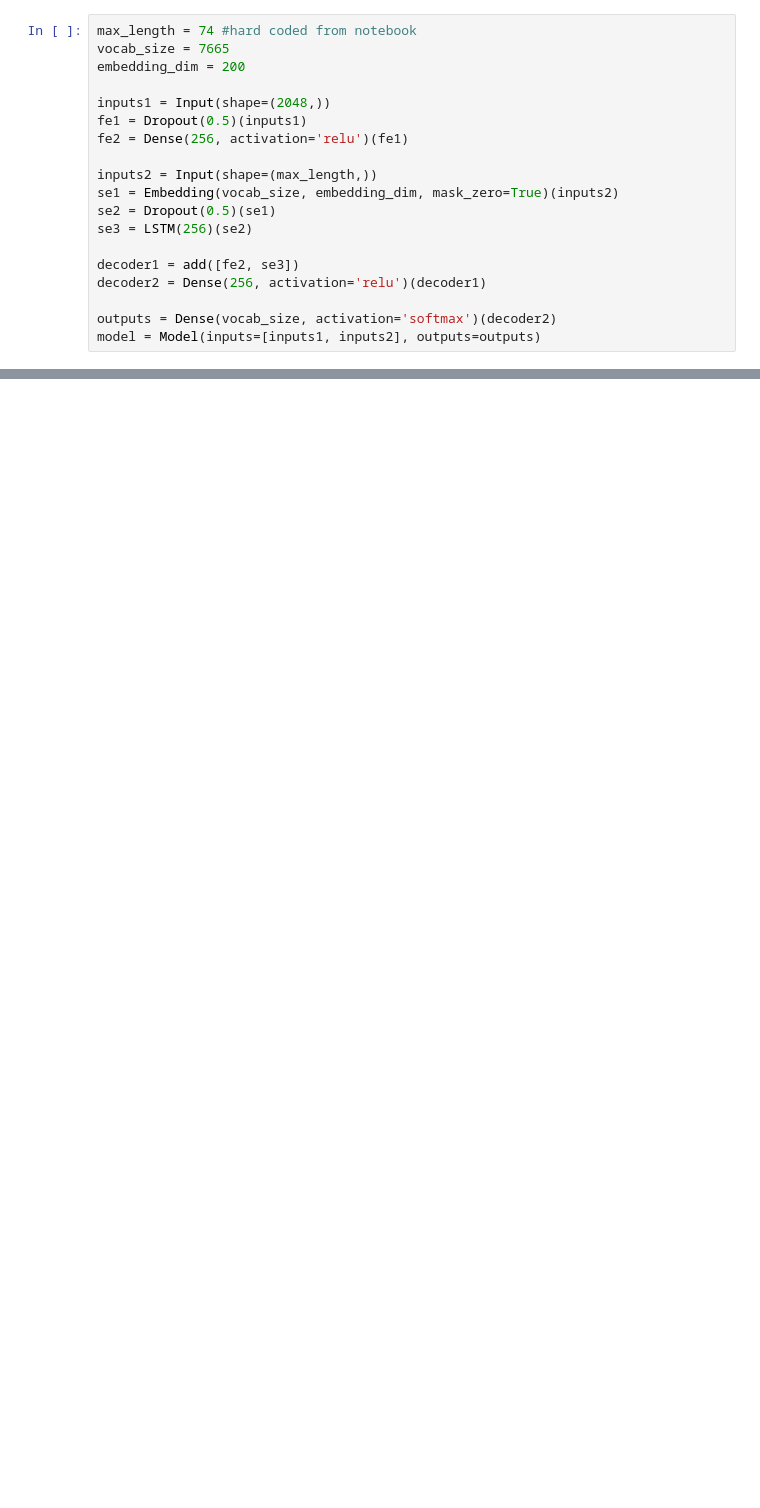
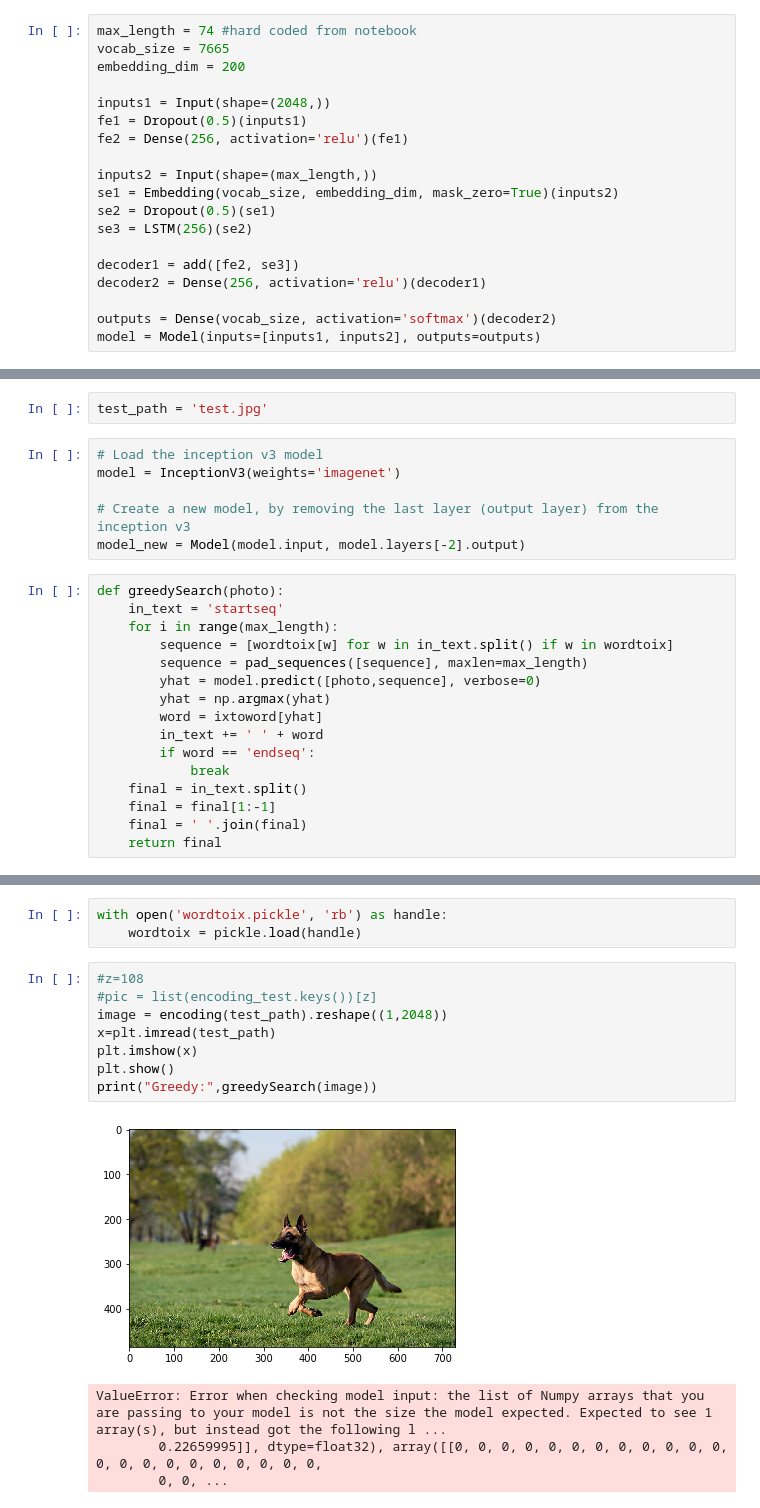
Before and after one commit to AshiishKarhade/Photobot-Image-Captioning, a Jupyter notebook: Tensorflow/Test.ipynb, the cells around one changed output, grey strips where cells are left out. Saved outputs shown, nothing was run; the diff lists cells and outputs as text; blank space fills up the shorter version.

```diff
--- a/Tensorflow/Test.ipynb
+++ b/Tensorflow/Test.ipynb
@@ -72,0 +74,24 @@ ValueError: Shapes (7665, 200) and (1652, 200) are incompatible
+# %%
+test_path = 'test.jpg'
+# %%
+# Load the inception v3 model
+model = InceptionV3(weights='imagenet')
+
+# Create a new model, by removing the last layer (output layer) from the inception v3
+model_new = Model(model.input, model.layers[-2].output)
+# %%
+def greedySearch(photo):
+    in_text = 'startseq'
+    for i in range(max_length):
+        sequence = [wordtoix[w] for w in in_text.split() if w in wordtoix]
+        sequence = pad_sequences([sequence], maxlen=max_length)
+        yhat = model.predict([photo,sequence], verbose=0)
+        yhat = np.argmax(yhat)
+        word = ixtoword[yhat]
+        in_text += ' ' + word
+        if word == 'endseq':
+            break
+    final = in_text.split()
+    final = final[1:-1]
+    final = ' '.join(final)
+    return final
@@ -72,0 +117,16 @@ ValueError: Shapes (7665, 200) and (1652, 200) are incompatible
+# %%
+with open('wordtoix.pickle', 'rb') as handle:
+    wordtoix = pickle.load(handle)
+# %%
+#z=108
+#pic = list(encoding_test.keys())[z]
+image = encoding(test_path).reshape((1,2048))
+x=plt.imread(test_path)
+plt.imshow(x)
+plt.show()
+print("Greedy:",greedySearch(image))
+# %% [output]
+[figure, added]
+ValueError: Error when checking model input: the list of Numpy arrays that you are passing to your model is not the size the model expected. Expected to see 1 array(s), but instead got the following l ...
+        0.22659995]], dtype=float32), array([[0, 0, 0, 0, 0, 0, 0, 0, 0, 0, 0, 0, 0, 0, 0, 0, 0, 0, 0, 0, 0, 0,
+        0, 0, ...
```
Also changed, not shown: parts of 12 cells of this notebook.
